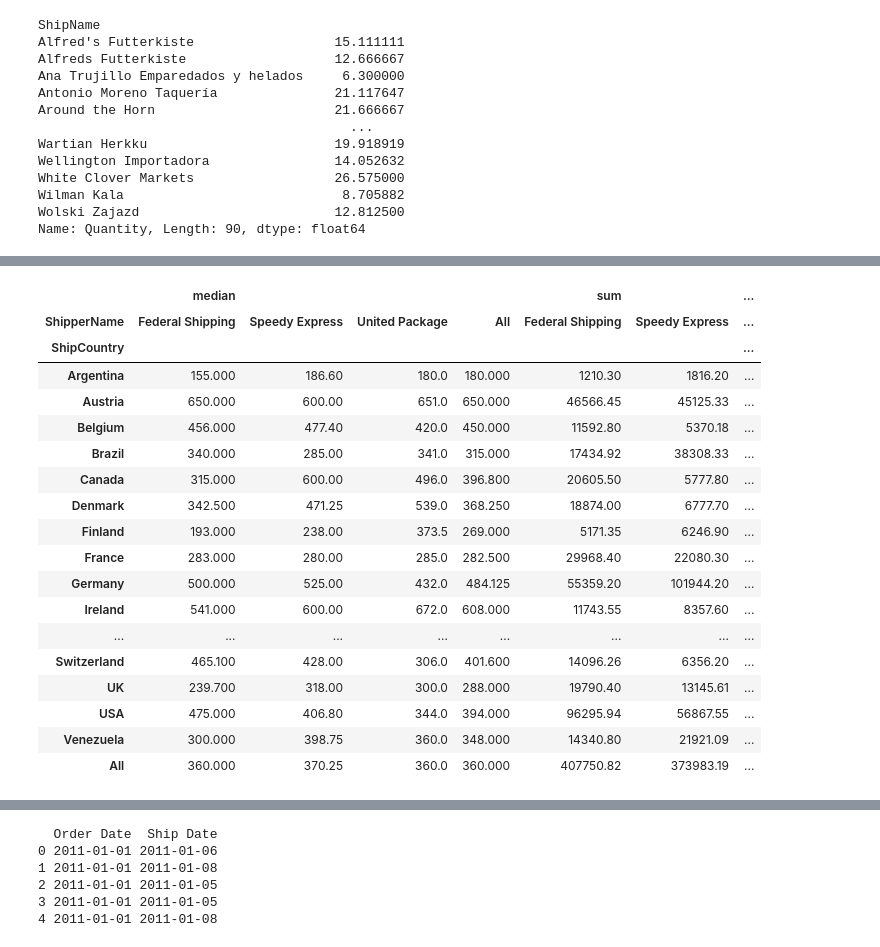
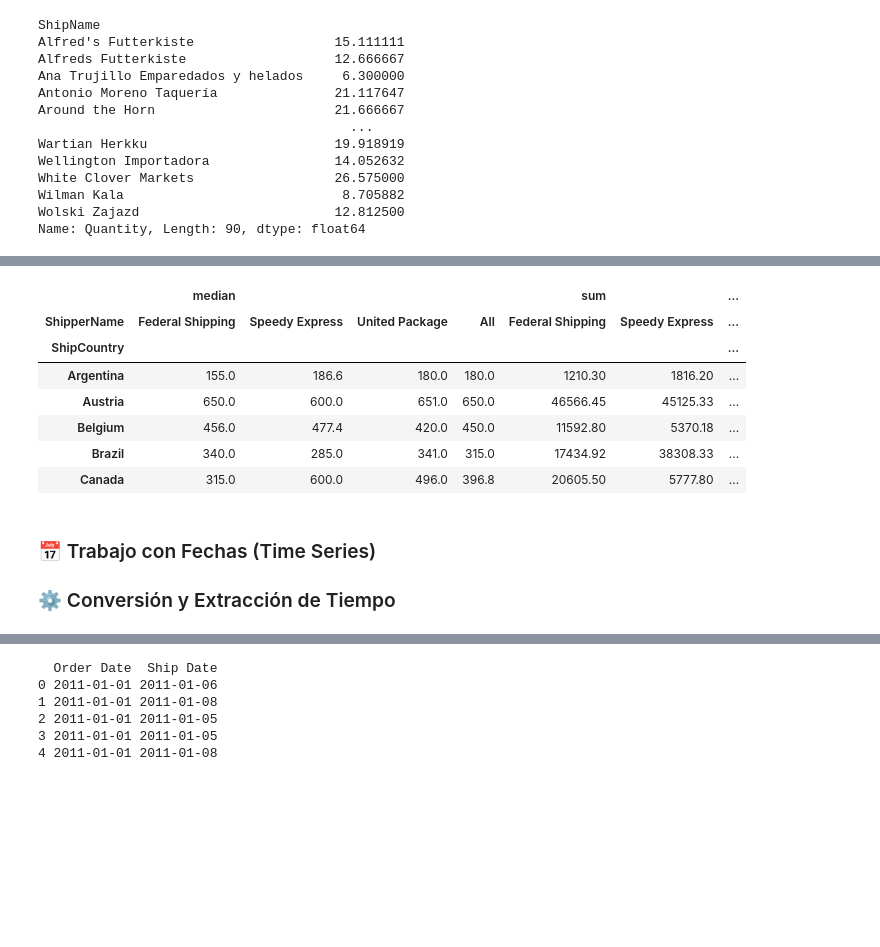
Before and after one commit to borgesnancya-blip/manipulaciondatos, a Jupyter notebook: ManipulaciónDatos.ipynb, the cells around one changed output, grey strips where cells are left out. Cells and saved outputs as stored; diff of their text form; code cells hidden in the pictures; blank space fills up the shorter version.

```diff
--- a/ManipulaciónDatos.ipynb
+++ b/ManipulaciónDatos.ipynb
@@ -523,29 +422,21 @@ pivot_table
 # %%
 #rellenar los valores vacíos y agregar los totales
 pivot_table1 = df.pivot_table(
     'SalesAmount', index= 'ShipCountry', columns= 'ShipperName',
     aggfunc=[np.median,np.sum],fill_value=0, margins= True)
-pivot_table1
+pivot_table1.head()
 # %% [output]
 |  | median |  |  |  | sum |  | ... |
 | ShipperName | Federal Shipping | Speedy Express | United Package | All | Federal Shipping | Speedy Express | ... |
 | ShipCountry |  |  |  |  |  |  | ... |
-| Argentina | 155.000 | 186.60 | 180.0 | 180.000 | 1210.30 | 1816.20 | ... |
-| Austria | 650.000 | 600.00 | 651.0 | 650.000 | 46566.45 | 45125.33 | ... |
-| Belgium | 456.000 | 477.40 | 420.0 | 450.000 | 11592.80 | 5370.18 | ... |
-| Brazil | 340.000 | 285.00 | 341.0 | 315.000 | 17434.92 | 38308.33 | ... |
-| Canada | 315.000 | 600.00 | 496.0 | 396.800 | 20605.50 | 5777.80 | ... |
-| Denmark | 342.500 | 471.25 | 539.0 | 368.250 | 18874.00 | 6777.70 | ... |
-| Finland | 193.000 | 238.00 | 373.5 | 269.000 | 5171.35 | 6246.90 | ... |
-| France | 283.000 | 280.00 | 285.0 | 282.500 | 29968.40 | 22080.30 | ... |
-| Germany | 500.000 | 525.00 | 432.0 | 484.125 | 55359.20 | 101944.20 | ... |
-| Ireland | 541.000 | 600.00 | 672.0 | 608.000 | 11743.55 | 8357.60 | ... |
-| ... | ... | ... | ... | ... | ... | ... | ... |
-| Switzerland | 465.100 | 428.00 | 306.0 | 401.600 | 14096.26 | 6356.20 | ... |
-| UK | 239.700 | 318.00 | 300.0 | 288.000 | 19790.40 | 13145.61 | ... |
-| USA | 475.000 | 406.80 | 344.0 | 394.000 | 96295.94 | 56867.55 | ... |
-| Venezuela | 300.000 | 398.75 | 360.0 | 348.000 | 14340.80 | 21921.09 | ... |
-| All | 360.000 | 370.25 | 360.0 | 360.000 | 407750.82 | 373983.19 | ... |
+| Argentina | 155.0 | 186.6 | 180.0 | 180.0 | 1210.30 | 1816.20 | ... |
+| Austria | 650.0 | 600.0 | 651.0 | 650.0 | 46566.45 | 45125.33 | ... |
+| Belgium | 456.0 | 477.4 | 420.0 | 450.0 | 11592.80 | 5370.18 | ... |
+| Brazil | 340.0 | 285.0 | 341.0 | 315.0 | 17434.92 | 38308.33 | ... |
+| Canada | 315.0 | 600.0 | 496.0 | 396.8 | 20605.50 | 5777.80 | ... |
+# %% [markdown]
+### 📅 Trabajo con Fechas (Time Series)
+### ⚙️ Conversión y Extracción de Tiempo
 # %%
 
 dft= pd.read_csv(r'C:\Users\Outlet\Desktop\Nueva carpeta\BDTienda.csv',sep=',',header=0, index_col=False, encoding='latin-1',engine='python')
```
Also changed, not shown: parts of 36 cells of this notebook.
